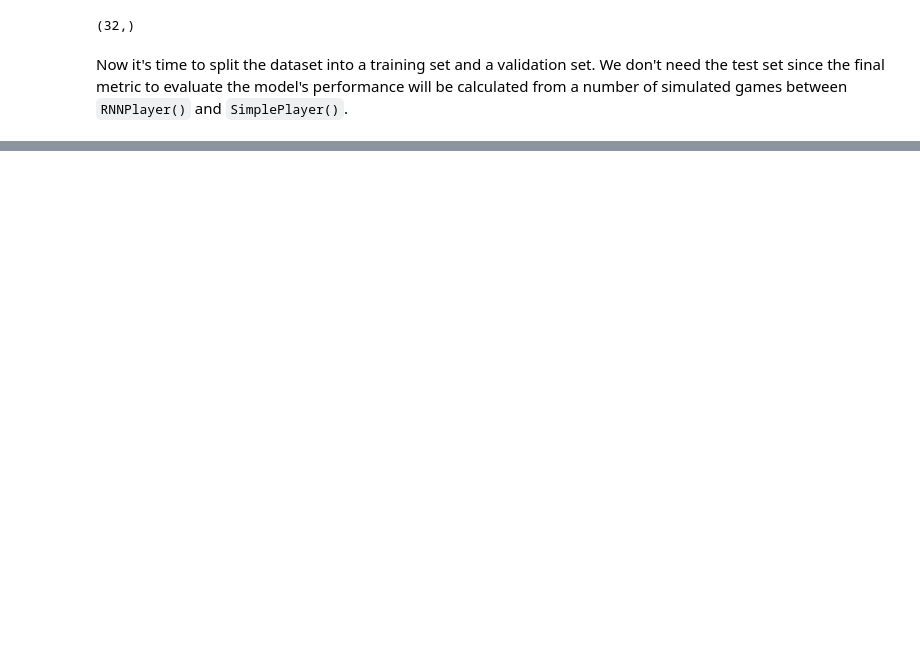
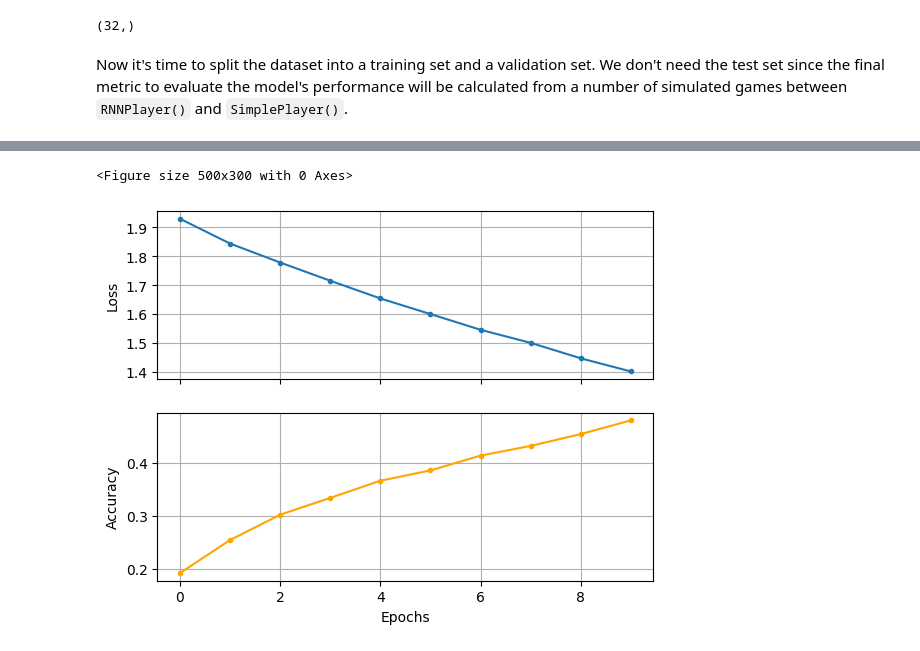
Before and after one commit to zick97/nn_project, a Jupyter notebook: main.ipynb, the cells around one changed output, grey strips where cells are left out. Drawn from its saved outputs; the diff is of its cells as text; code cells hidden in the pictures; blank space fills up the shorter version.

```diff
--- a/main.ipynb
+++ b/main.ipynb
@@ -205,6 +201,6 @@ To make the Network learn a robust winning strategy, we want to train it using o
 # %%
 from tools.game_tools import *
 # %%
-dataset = simulation(n=1000, game_type='simple-simple', save_json=False)
+dataset = simulation(n=100, game_type='simple-simple', save_json=False)
 if len(dataset.index.unique()) < 10_000:
     dataset = read_json('simulations/simulation_simple-simple_10000.json')
@@ -247,7 +226,7 @@ def quickdraw_dataset(dataset, batch_size=32, shuffle_buffer_size=None, cache=Fa
     dataset = dataset.batch(batch_size)
     return dataset
 # %%
-dataset = quickdraw_dataset(dataset, shuffle_buffer_size=20)
+dataset = quickdraw_dataset(dataset, shuffle_buffer_size=50)
 # %% [markdown]
 Before proceeding with the RNN training, I would like to emphasise the data structure we have obtained.\
 The final dataset is a tensor of size $N_{batches}$ where $N_{batches}$ is the total number of batches. Each of these batches contains $N_{games}$ board state sequences, each of them associated to the winning move made in the simulation (called *choice* in the previous dataset). Each of these sequences contains $N_{moves}$ last winning moves for each game (this quantity corresponds to the average duration of the matches in the entire dataset).\
@@ -278,21 +257,27 @@ val_size = int(0.2 * dataset_size)
 val_ds = dataset.take(val_size)
 train_ds = dataset.skip(val_size)
 # %%
-model = tf.keras.Sequential([
-    tf.keras.layers.Conv1D(32, kernel_size=5, strides=2, activation='relu'),
-    tf.keras.layers.BatchNormalization(),
-    tf.keras.layers.LSTM(32),
-    tf.keras.layers.Dense(7, activation='softmax')
-])
+def create_model():
+    model = tf.keras.Sequential([
+        tf.keras.layers.Conv1D(32, kernel_size=5, strides=2, activation='relu'),
+        tf.keras.layers.BatchNormalization(),
+        tf.keras.layers.Conv1D(64, kernel_size=3, activation='relu'),
+        tf.keras.layers.BatchNormalization(),
+        tf.keras.layers.LSTM(64),
+        tf.keras.layers.Dense(7, activation='softmax')
+    ])
+    return model
+
+model = create_model()
 early_stopping_cb = tf.keras.callbacks.EarlyStopping(
-    monitor='val_accuracy', patience=50, restore_best_weights=True
+    monitor='val_accuracy', patience=15, restore_best_weights=True
 )
 optimizer = tf.keras.optimizers.SGD(learning_rate=5e-2, clipnorm=1.)
 model.compile(loss='sparse_categorical_crossentropy',
               optimizer=optimizer,
               metrics=['accuracy'])
 
-history = model.fit(train_ds, epochs=20,
+history = model.fit(train_ds, epochs=10,
                     validation_data=val_ds,
                     callbacks=[early_stopping_cb])
 # %% [output]
@@ -315,0 +304,14 @@ Epoch 20/20
+# %%
+plt.figure(figsize=(5,3))
+fig, (ax1, ax2) = plt.subplots(2, 1, sharex=True)
+ax1.plot(history.history['loss'], marker='.')
+ax2.plot(history.history['accuracy'], marker='.', color='orange')
+
+ax1.set_ylabel('Loss')
+ax2.set_ylabel('Accuracy')
+plt.xlabel('Epochs')
+ax1.grid(True)
+ax2.grid(True)
+# %% [output]
+<Figure size 500x300 with 0 Axes>
+[figure, added]
```
Also changed, not shown: parts of 19 cells of this notebook, 7 other files.
